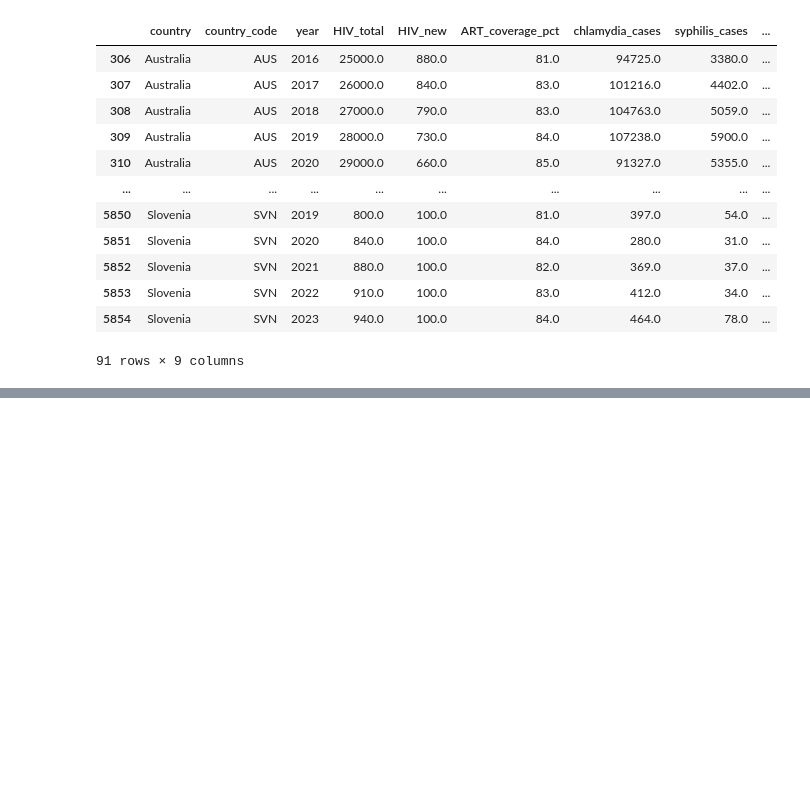
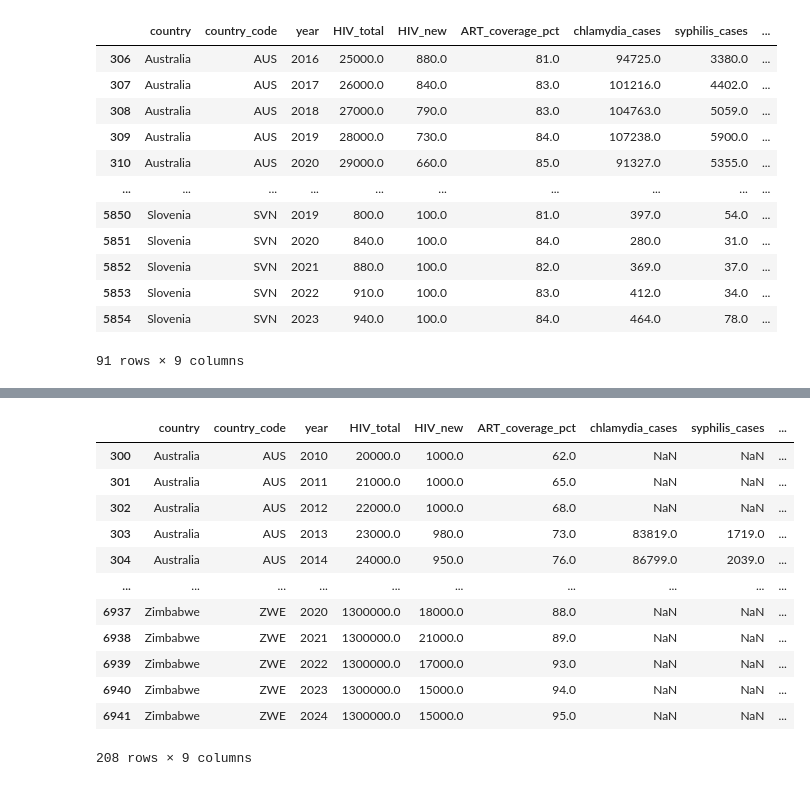
Before and after one commit to TebasMartinez/DA-HIV-PrEP, a Jupyter notebook: Data Retrieval & Cleaning.ipynb, the cells around one changed output, grey strips where cells are left out. Drawn from its saved outputs; the diff is of its cells as text; code cells hidden in the pictures; blank space fills up the shorter version.

```diff
--- a/Data Retrieval & Cleaning.ipynb
+++ b/Data Retrieval & Cleaning.ipynb
@@ -703,0 +708,42 @@ final_table.to_csv("data/HIV_PrEP_data.csv")
+# %%
+filtered_table = merged.merge(prep, on=["country_code", "country", "year"], how="outer")
+filtered_table = filtered_table[filtered_table["year"].isin(range(2010,2025))]
+
+countries_to_filter = ['Australia',
+    'Brazil',
+    'Burundi',
+    'Cameroon',
+    "Cote d'Ivoire",
+    'Eswatini',
+    'Ethiopia',
+    'Kenya',
+    'Nigeria',
+    'Rwanda',
+    'South Africa',
+    'Tanzania',
+    'Thailand',
+    'Uganda',
+    'Vietnam',
+    'Zambia',
+    'Zimbabwe']
+
+filtered_table = filtered_table.dropna(subset=['HIV_new'])
+
+filtered_table = filtered_table.drop(columns=["HIV_new_per1000", "HIV_tests"])
+filtered_table = filtered_table[filtered_table['country'].isin(countries_to_filter)]
+# %%
+filtered_table
+# %% [output]
+|  | country | country_code | year | HIV_total | HIV_new | ART_coverage_pct | chlamydia_cases | syphilis_cases | ... |
+| 300 | Australia | AUS | 2010 | 20000.0 | 1000.0 | 62.0 | NaN | NaN | ... |
+| 301 | Australia | AUS | 2011 | 21000.0 | 1000.0 | 65.0 | NaN | NaN | ... |
+| 302 | Australia | AUS | 2012 | 22000.0 | 1000.0 | 68.0 | NaN | NaN | ... |
+| 303 | Australia | AUS | 2013 | 23000.0 | 980.0 | 73.0 | 83819.0 | 1719.0 | ... |
+| 304 | Australia | AUS | 2014 | 24000.0 | 950.0 | 76.0 | 86799.0 | 2039.0 | ... |
+| ... | ... | ... | ... | ... | ... | ... | ... | ... | ... |
+| 6937 | Zimbabwe | ZWE | 2020 | 1300000.0 | 18000.0 | 88.0 | NaN | NaN | ... |
+| 6938 | Zimbabwe | ZWE | 2021 | 1300000.0 | 21000.0 | 89.0 | NaN | NaN | ... |
+| 6939 | Zimbabwe | ZWE | 2022 | 1300000.0 | 17000.0 | 93.0 | NaN | NaN | ... |
+| 6940 | Zimbabwe | ZWE | 2023 | 1300000.0 | 15000.0 | 94.0 | NaN | NaN | ... |
+| 6941 | Zimbabwe | ZWE | 2024 | 1300000.0 | 15000.0 | 95.0 | NaN | NaN | ... |
+208 rows × 9 columns
```
Also changed, not shown: parts of 19 cells of this notebook, 7 other files.
